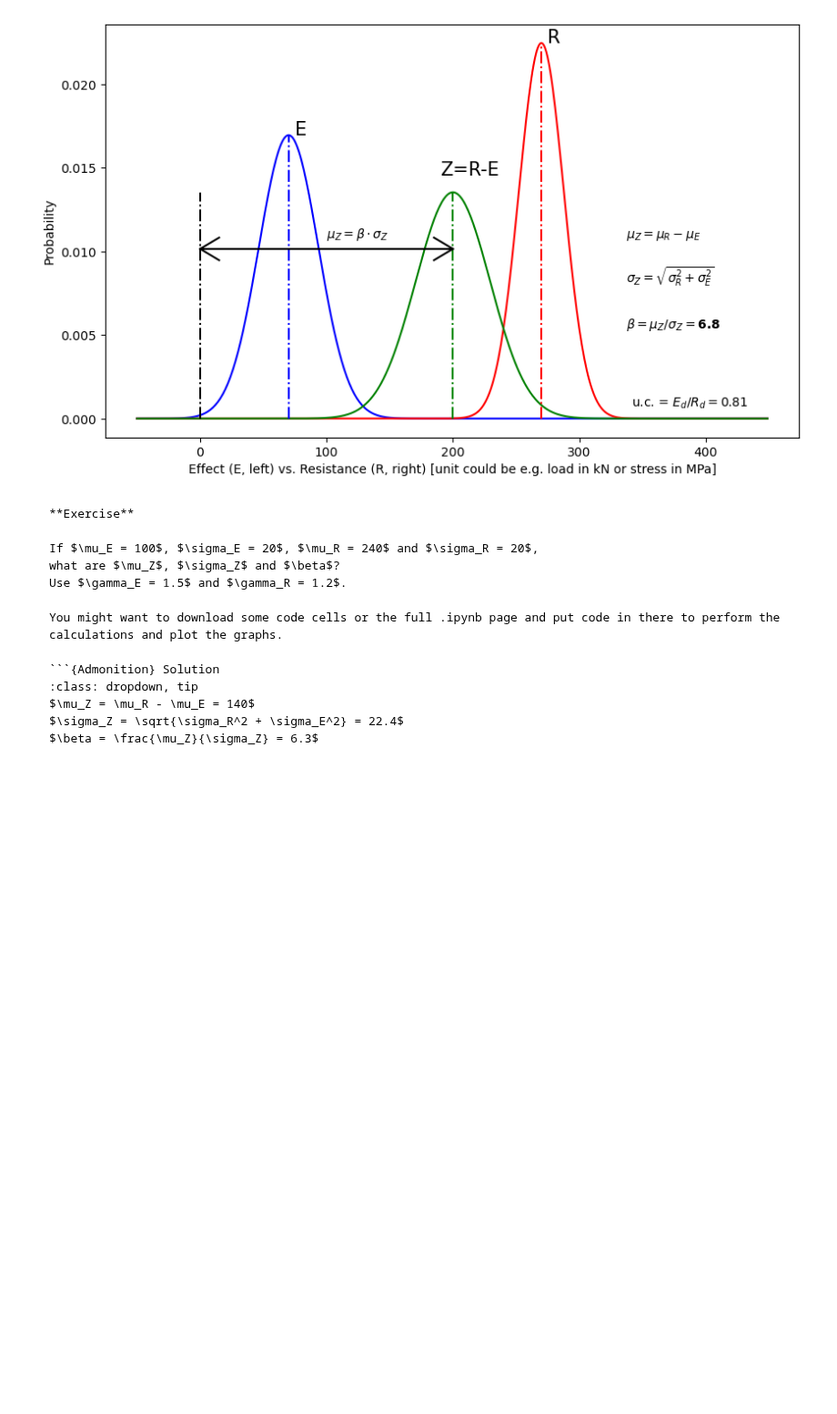
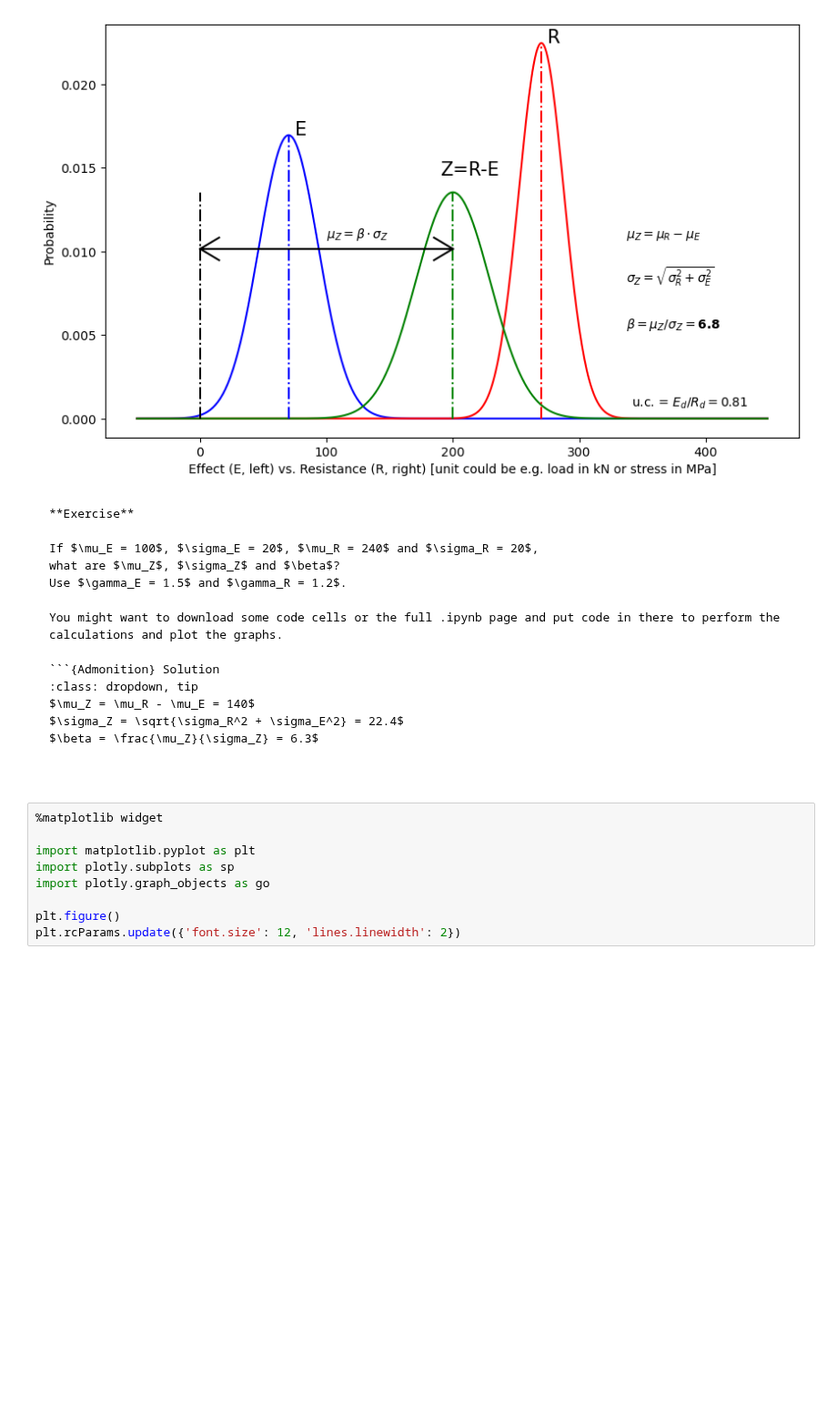
Before and after one commit to TeachBooks/Structural_Design_Essentials, a Jupyter notebook: book/calculation_examples/safety/effect_vs_resistance.ipynb, the cells around one changed output. Shown at 91% size. Saved outputs shown, nothing was run; the diff lists cells and outputs as text; blank space fills up the shorter version.

Commit message:
Add interactive safety plot

````diff
--- a/book/calculation_examples/safety/effect_vs_resistance.ipynb
+++ b/book/calculation_examples/safety/effect_vs_resistance.ipynb
@@ -183,3 +183,14 @@ $\sigma_Z = \sqrt{\sigma_R^2 + \sigma_E^2} = 22.4$
 $\beta = \frac{\mu_Z}{\sigma_Z} = 6.3$
 ```
 ```
+# %%
+%matplotlib widget
+
+import matplotlib.pyplot as plt
+import plotly.subplots as sp
+import plotly.graph_objects as go
+
+plt.figure()
+plt.rcParams.update({'font.size': 12, 'lines.linewidth': 2})
+# %% [output]
+[figure, added]
````
Also changed, not shown: parts of 1 cell of this notebook, 2 other files.
